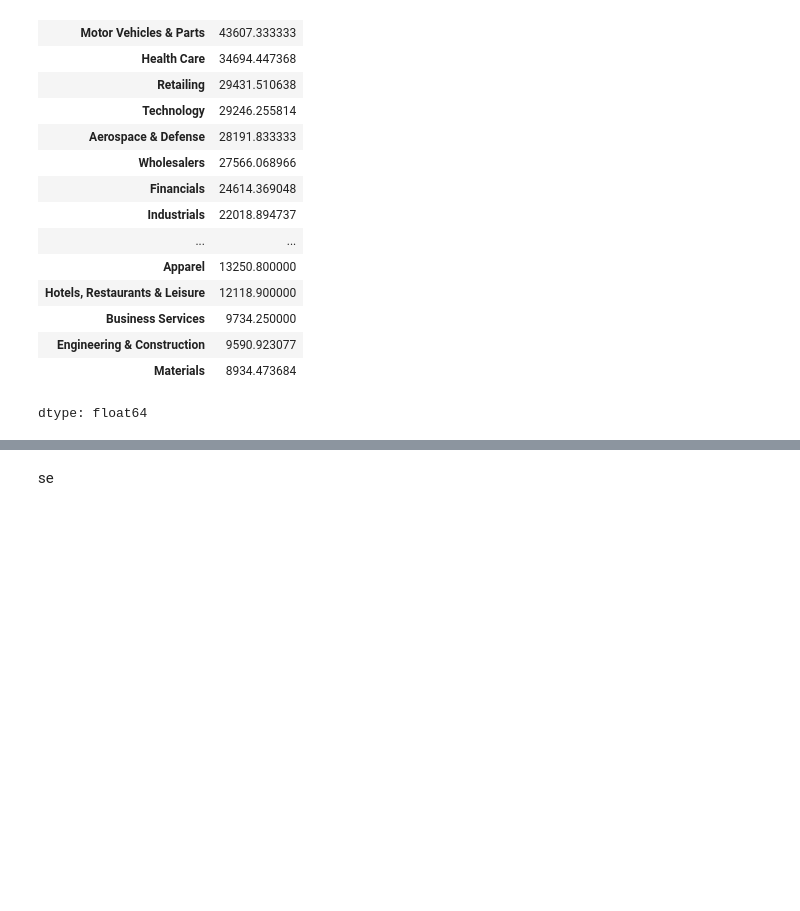
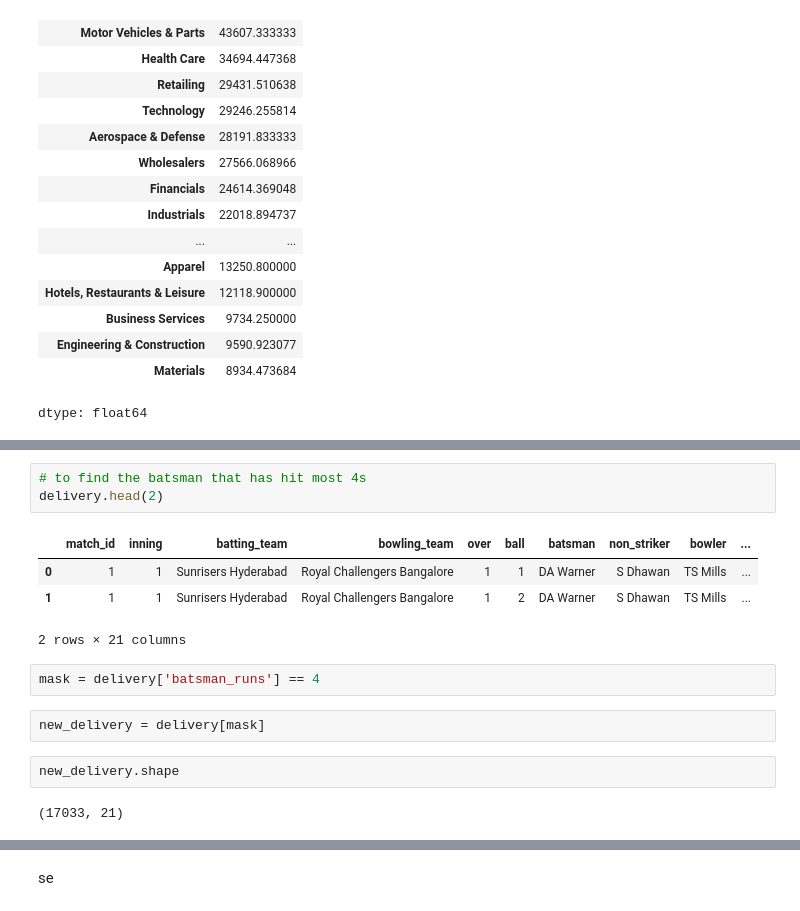
Before and after one commit to RazyAnas/MachineLearning, a Jupyter notebook: Pandas.ipynb, the cells around one changed output, grey strips where cells are left out. Saved outputs shown, nothing was run; the diff lists cells and outputs as text; blank space fills up the shorter version.

```diff
--- a/Pandas.ipynb
+++ b/Pandas.ipynb
@@ -633,0 +729,16 @@ dtype: float64
+# %%
+# to find the batsman that has hit most 4s
+delivery.head(2)
+# %% [output]
+|  | match_id | inning | batting_team | bowling_team | over | ball | batsman | non_striker | bowler | ... |
+| 0 | 1 | 1 | Sunrisers Hyderabad | Royal Challengers Bangalore | 1 | 1 | DA Warner | S Dhawan | TS Mills | ... |
+| 1 | 1 | 1 | Sunrisers Hyderabad | Royal Challengers Bangalore | 1 | 2 | DA Warner | S Dhawan | TS Mills | ... |
+2 rows × 21 columns
+# %%
+mask = delivery['batsman_runs'] == 4
+# %%
+new_delivery = delivery[mask]
+# %%
+new_delivery.shape
+# %% [output]
+(17033, 21)
```
Also changed, not shown: parts of 17 cells of this notebook.
